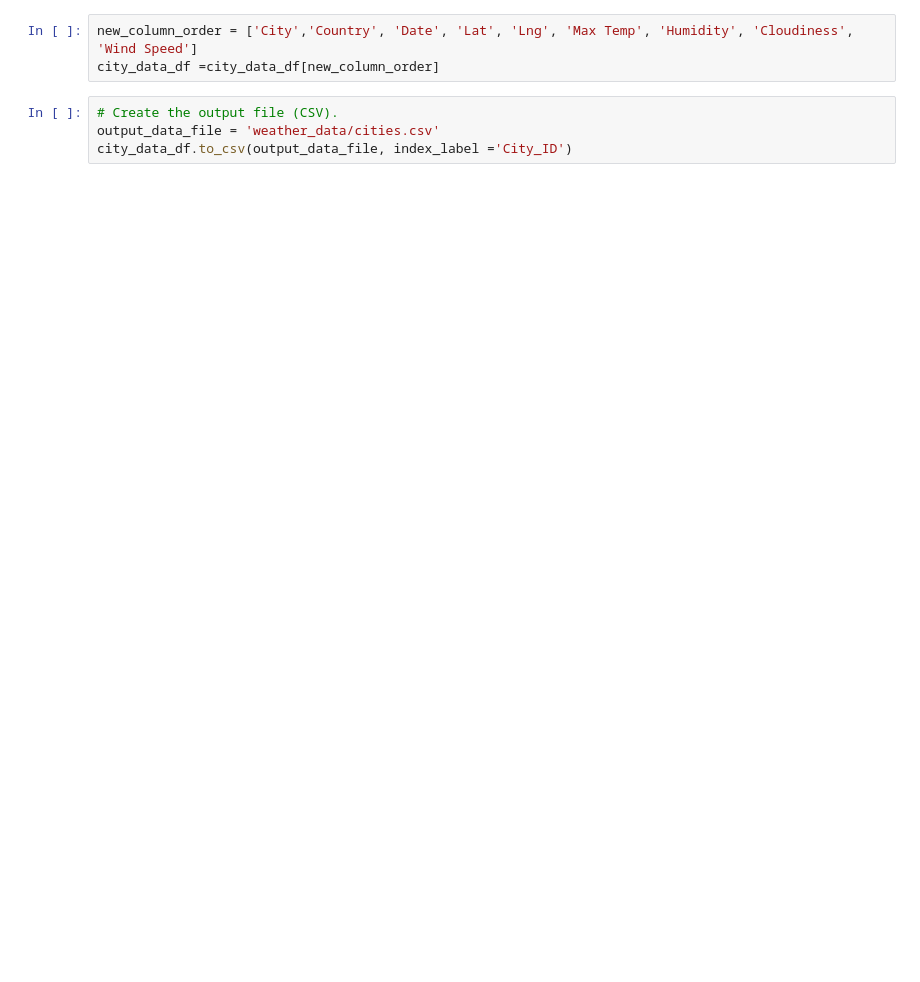
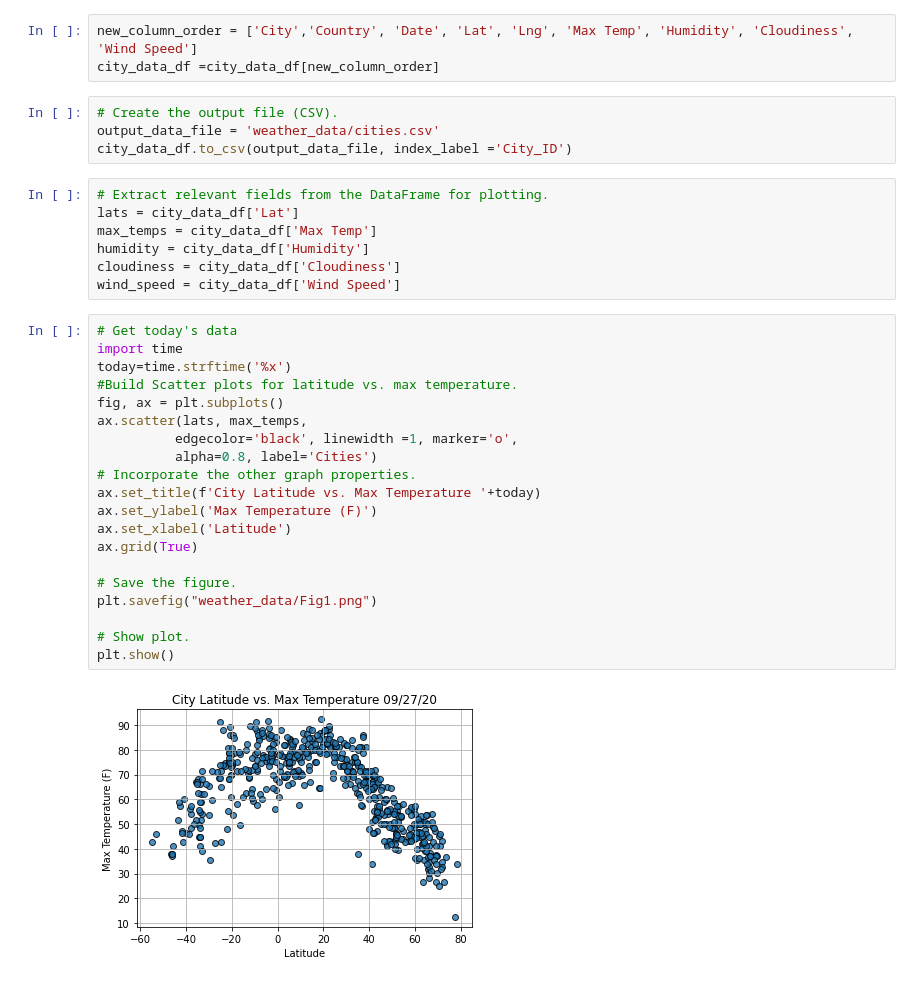
Before and after one commit to nitishsingh158/World_Weather_Analysis, a Jupyter notebook: WeatherPy.ipynb, the cells around one changed output. Drawn from its saved outputs; the diff is of its cells as text; blank space fills up the shorter version.

Commit message:
plot lat figs

```diff
--- a/WeatherPy.ipynb
+++ b/WeatherPy.ipynb
@@ -130,3 +130,32 @@ city_data_df =city_data_df[new_column_order]
 # Create the output file (CSV).
 output_data_file = 'weather_data/cities.csv'
 city_data_df.to_csv(output_data_file, index_label ='City_ID')
+# %%
+# Extract relevant fields from the DataFrame for plotting.
+lats = city_data_df['Lat']
+max_temps = city_data_df['Max Temp']
+humidity = city_data_df['Humidity']
+cloudiness = city_data_df['Cloudiness']
+wind_speed = city_data_df['Wind Speed']
+# %%
+# Get today's data
+import time
+today=time.strftime('%x')
+#Build Scatter plots for latitude vs. max temperature.
+fig, ax = plt.subplots()
+ax.scatter(lats, max_temps,
+          edgecolor='black', linewidth =1, marker='o',
+          alpha=0.8, label='Cities')
+# Incorporate the other graph properties.
+ax.set_title(f'City Latitude vs. Max Temperature '+today)
+ax.set_ylabel('Max Temperature (F)')
+ax.set_xlabel('Latitude')
+ax.grid(True)
+
+# Save the figure.
+plt.savefig("weather_data/Fig1.png")
+
+# Show plot.
+plt.show()
+# %% [output]
+[figure, added]
```
Also changed, not shown: parts of 7 cells of this notebook, 6 other files.
